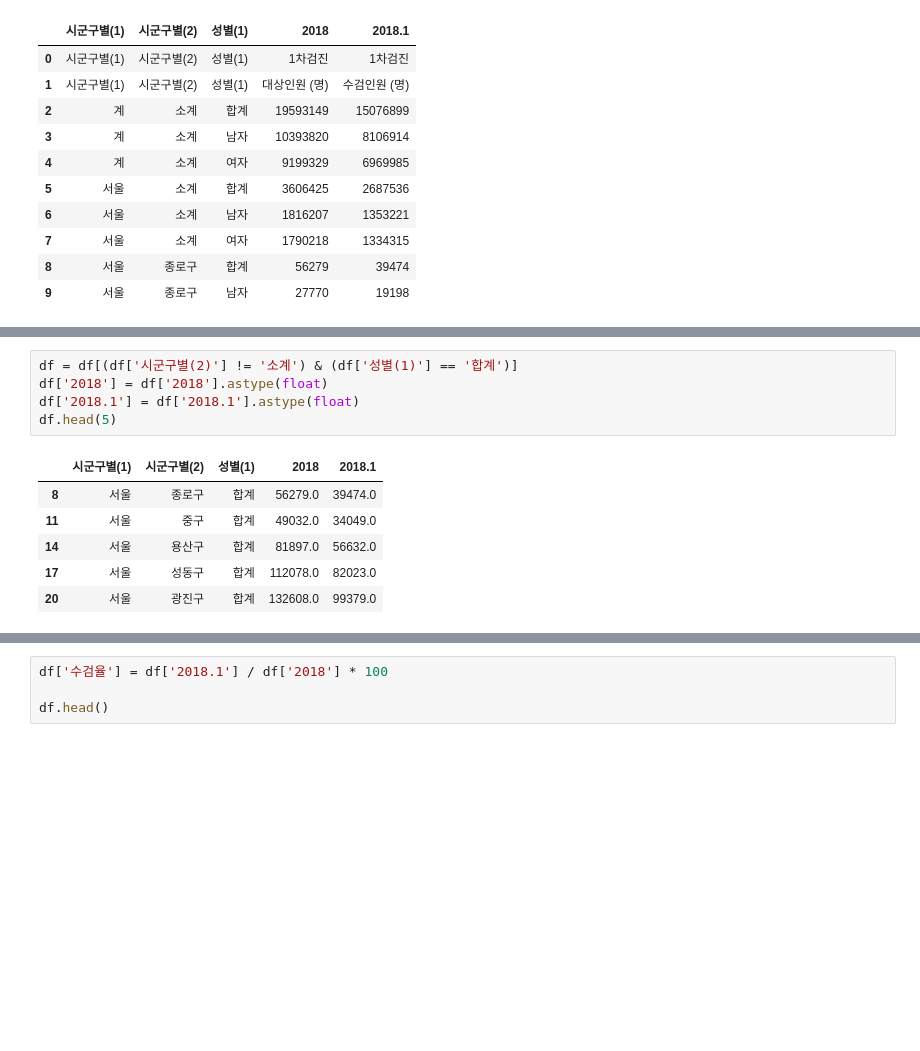
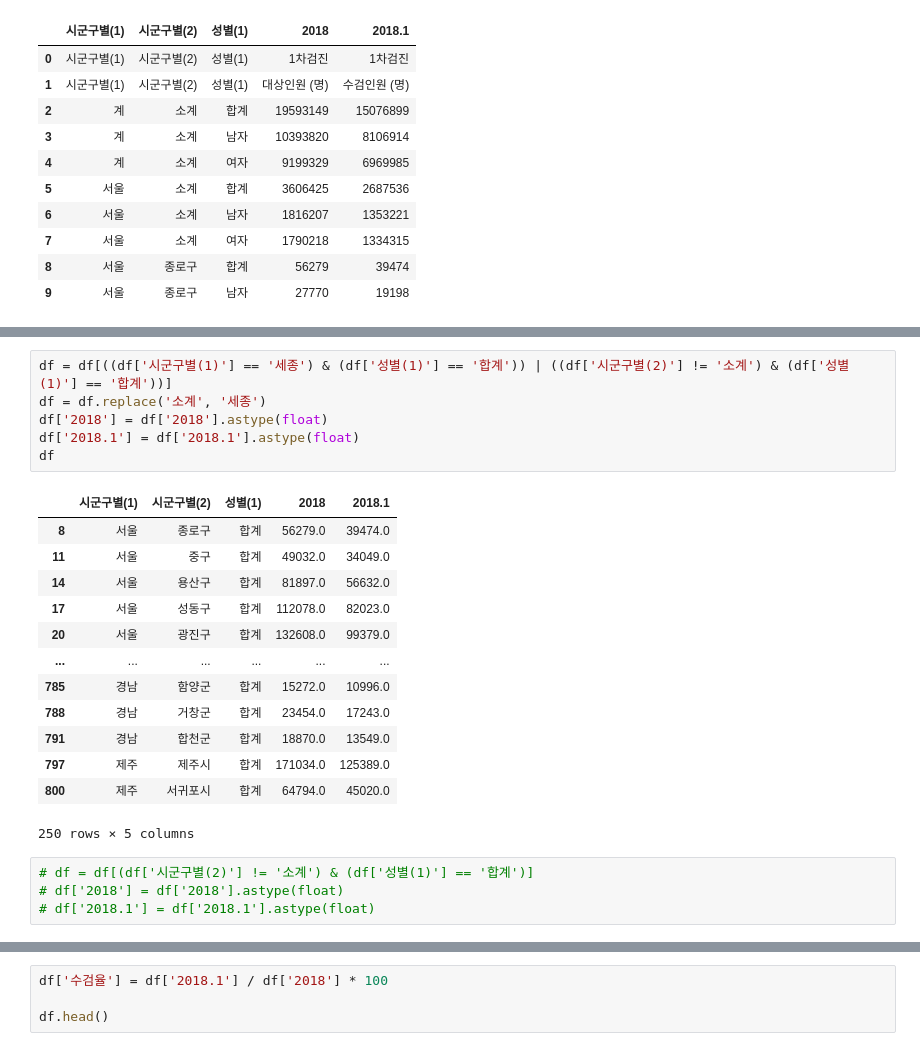
Before and after one commit to ltxctdbnn/Wesick, a Jupyter notebook: jupyter/dataanalysis_sooyoung.ipynb, the cells around one changed output, grey strips where cells are left out. Drawn from its saved outputs; the diff is of its cells as text; blank space fills up the shorter version.

```diff
--- a/jupyter/dataanalysis_sooyoung.ipynb
+++ b/jupyter/dataanalysis_sooyoung.ipynb
@@ -33,14 +40,26 @@ df.isnull().sum()
+# %%
+df = df[((df['시군구별(1)'] == '세종') & (df['성별(1)'] == '합계')) | ((df['시군구별(2)'] != '소계') & (df['성별(1)'] == '합계'))]
+df = df.replace('소계', '세종')
+df['2018'] = df['2018'].astype(float)
+df['2018.1'] = df['2018.1'].astype(float)
+df
+# %% [output]
+|  | 시군구별(1) | 시군구별(2) | 성별(1) | 2018 | 2018.1 |
+| 8 | 서울 | 종로구 | 합계 | 56279.0 | 39474.0 |
+| 11 | 서울 | 중구 | 합계 | 49032.0 | 34049.0 |
+| 14 | 서울 | 용산구 | 합계 | 81897.0 | 56632.0 |
+| 17 | 서울 | 성동구 | 합계 | 112078.0 | 82023.0 |
+| 20 | 서울 | 광진구 | 합계 | 132608.0 | 99379.0 |
+| ... | ... | ... | ... | ... | ... |
+| 785 | 경남 | 함양군 | 합계 | 15272.0 | 10996.0 |
+| 788 | 경남 | 거창군 | 합계 | 23454.0 | 17243.0 |
+| 791 | 경남 | 합천군 | 합계 | 18870.0 | 13549.0 |
+| 797 | 제주 | 제주시 | 합계 | 171034.0 | 125389.0 |
+| 800 | 제주 | 서귀포시 | 합계 | 64794.0 | 45020.0 |
+250 rows × 5 columns
 # %%
-df = df[(df['시군구별(2)'] != '소계') & (df['성별(1)'] == '합계')]
-df['2018'] = df['2018'].astype(float)
-df['2018.1'] = df['2018.1'].astype(float)
-df.head(5)
+# df = df[(df['시군구별(2)'] != '소계') & (df['성별(1)'] == '합계')]
+# df['2018'] = df['2018'].astype(float)
+# df['2018.1'] = df['2018.1'].astype(float)
-# %% [output]
-|  | 시군구별(1) | 시군구별(2) | 성별(1) | 2018 | 2018.1 |
-| 8 | 서울 | 종로구 | 합계 | 56279.0 | 39474.0 |
-| 11 | 서울 | 중구 | 합계 | 49032.0 | 34049.0 |
-| 14 | 서울 | 용산구 | 합계 | 81897.0 | 56632.0 |
-| 17 | 서울 | 성동구 | 합계 | 112078.0 | 82023.0 |
-| 20 | 서울 | 광진구 | 합계 | 132608.0 | 99379.0 |
 # %%
 df.shape
```
Also changed, not shown: parts of 19 cells of this notebook, 12 other files.
